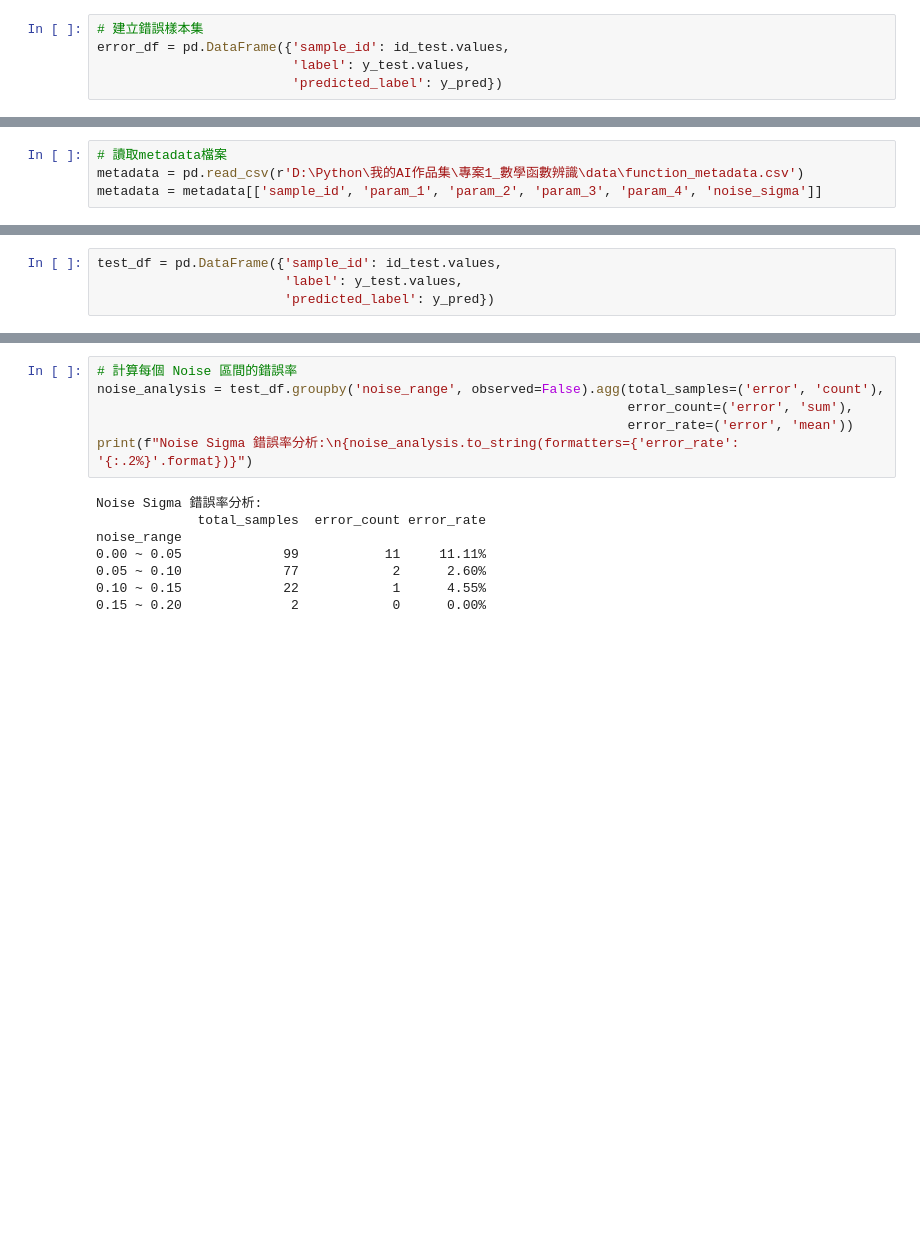
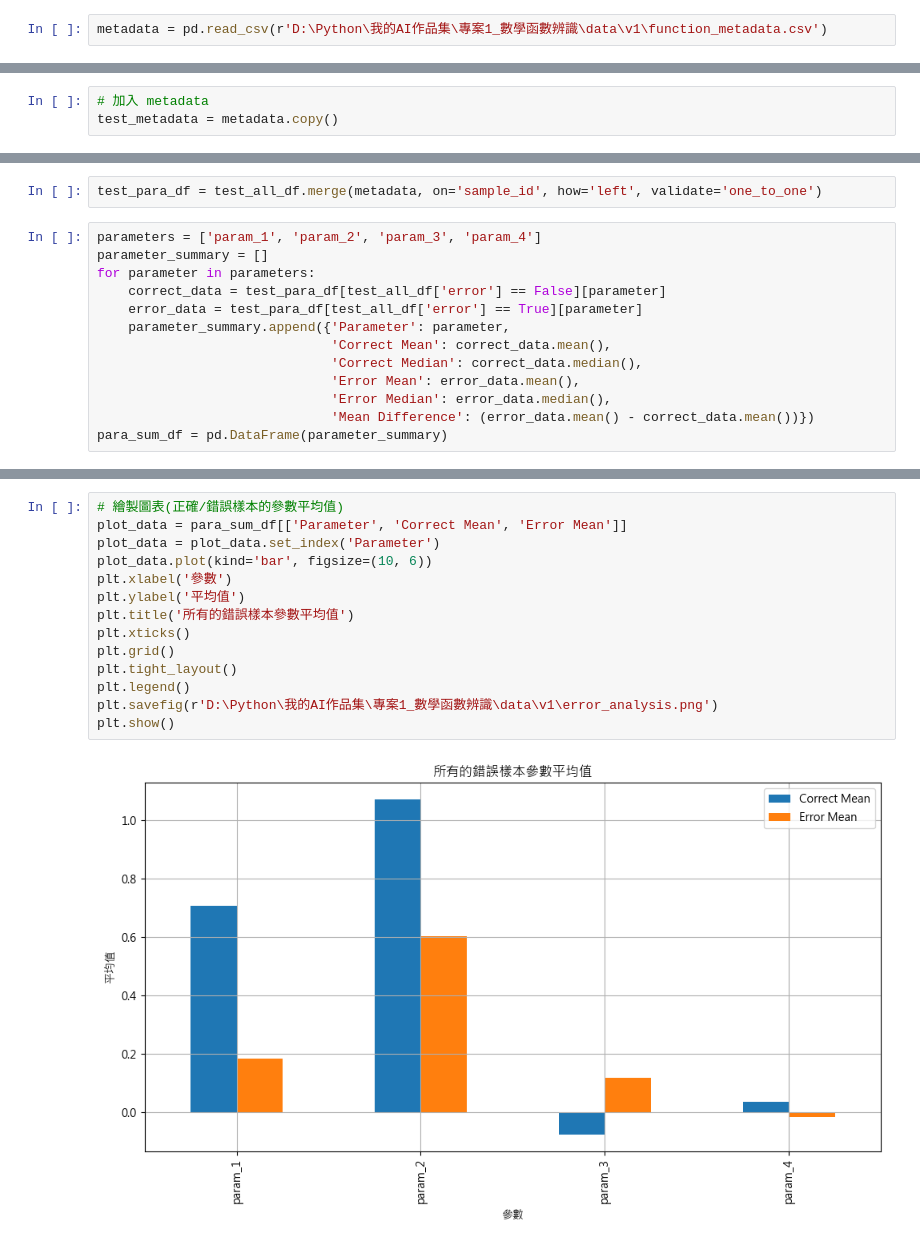
Before and after one commit to Charlie3469/mathematical-function-classifier, a Jupyter notebook: notebooks/04_error_analysis.ipynb, the cells around one changed output, grey strips where cells are left out. Saved outputs shown, nothing was run; the diff lists cells and outputs as text; blank space fills up the shorter version.

```diff
--- a/notebooks/04_error_analysis.ipynb
+++ b/notebooks/04_error_analysis.ipynb
@@ -41,6 +38,3 @@ Sine 被預測成 Cosine 的錯誤: 有 4 個
 # %%
-# 建立錯誤樣本集
-error_df = pd.DataFrame({'sample_id': id_test.values,
-                         'label': y_test.values,
-                         'predicted_label': y_pred})
+metadata = pd.read_csv(r'D:\Python\我的AI作品集\專案1_數學函數辨識\data\v1\function_metadata.csv')
 # %%
@@ -51,6 +42,5 @@ error_df = error_df[((error_df['label']=='cosine') &
 # %%
-# 讀取metadata檔案
-metadata = pd.read_csv(r'D:\Python\我的AI作品集\專案1_數學函數辨識\data\function_metadata.csv')
-metadata = metadata[['sample_id', 'param_1', 'param_2', 'param_3', 'param_4', 'noise_sigma']]
+# 加入 metadata
+test_metadata = metadata.copy()
 # %%
 # 透過樣本編號對應到 metadata
@@ -103,5 +112,16 @@ Name: noise_sigma, dtype: float64
+# %%
+test_para_df = test_all_df.merge(metadata, on='sample_id', how='left', validate='one_to_one')
 # %%
-test_df = pd.DataFrame({'sample_id': id_test.values,
-                        'label': y_test.values,
-                        'predicted_label': y_pred})
+parameters = ['param_1', 'param_2', 'param_3', 'param_4']
+parameter_summary = []
+for parameter in parameters:
+    correct_data = test_para_df[test_all_df['error'] == False][parameter]
+    error_data = test_para_df[test_all_df['error'] == True][parameter]
+    parameter_summary.append({'Parameter': parameter,
+                              'Correct Mean': correct_data.mean(),
+                              'Correct Median': correct_data.median(),
+                              'Error Mean': error_data.mean(),
+                              'Error Median': error_data.median(),
+                              'Mean Difference': (error_data.mean() - correct_data.mean())})
+para_sum_df = pd.DataFrame(parameter_summary)
 # %%
@@ -119,14 +176,16 @@ test_df['error'] = (test_df['label'] != test_df['predicted_label'])     # 判斷
 # %%
-# 計算每個 Noise 區間的錯誤率
-noise_analysis = test_df.groupby('noise_range', observed=False).agg(total_samples=('error', 'count'),
-                                                                    error_count=('error', 'sum'),
-                                                                    error_rate=('error', 'mean'))
-print(f"Noise Sigma 錯誤率分析:\n{noise_analysis.to_string(formatters={'error_rate': '{:.2%}'.format})}")
+# 繪製圖表(正確/錯誤樣本的參數平均值)
+plot_data = para_sum_df[['Parameter', 'Correct Mean', 'Error Mean']]
+plot_data = plot_data.set_index('Parameter')
+plot_data.plot(kind='bar', figsize=(10, 6))
+plt.xlabel('參數')
+plt.ylabel('平均值')
+plt.title('所有的錯誤樣本參數平均值')
+plt.xticks()
+plt.grid()
+plt.tight_layout()
+plt.legend()
+plt.savefig(r'D:\Python\我的AI作品集\專案1_數學函數辨識\data\v1\error_analysis.png')
+plt.show()
 # %% [output]
-Noise Sigma 錯誤率分析:
-             total_samples  error_count error_rate
-noise_range
-0.00 ~ 0.05             99           11     11.11%
-0.05 ~ 0.10             77            2      2.60%
-0.10 ~ 0.15             22            1      4.55%
-0.15 ~ 0.20              2            0      0.00%
+[figure, added]
```
Also changed, not shown: parts of 42 cells of this notebook, 6 other files.
